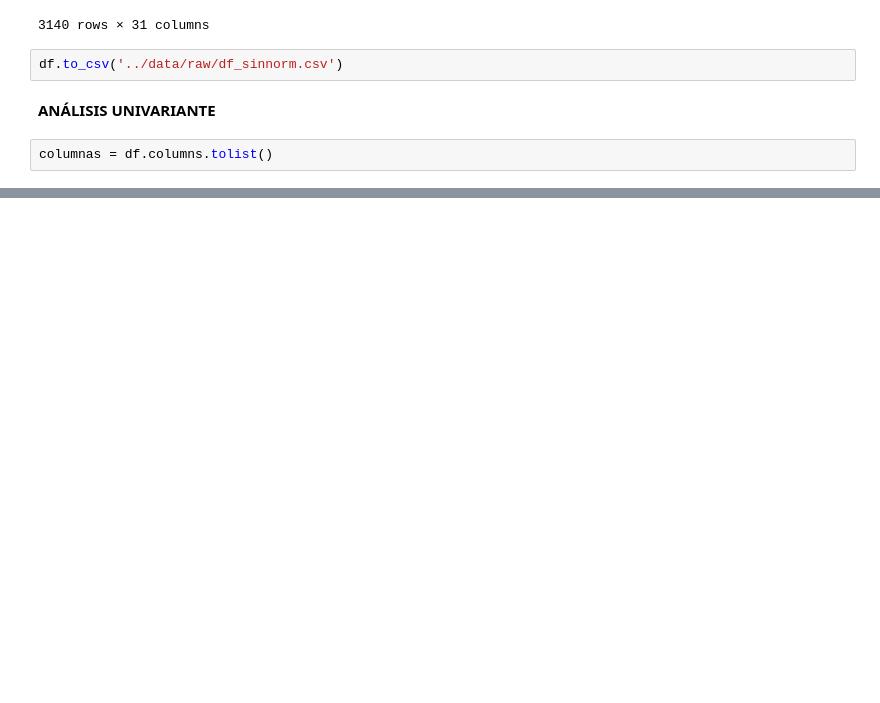
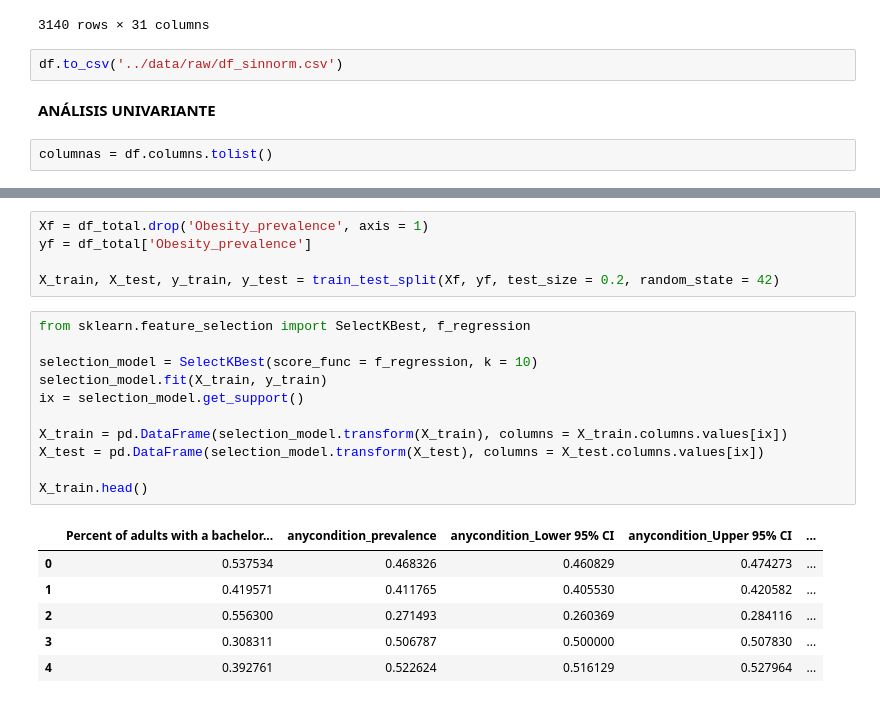
Before and after one commit to 4GeeksAcademy/RL_regularizada_NicolasDL, a Jupyter notebook: src/explore.ipynb, the cells around one changed output, grey strips where cells are left out. Drawn from its saved outputs; the diff is of its cells as text; blank space fills up the shorter version.

```diff
--- a/src/explore.ipynb
+++ b/src/explore.ipynb
@@ -226,0 +232,23 @@ plt.show()
+# %%
+Xf = df_total.drop('Obesity_prevalence', axis = 1)
+yf = df_total['Obesity_prevalence']
+
+X_train, X_test, y_train, y_test = train_test_split(Xf, yf, test_size = 0.2, random_state = 42)
+# %%
+from sklearn.feature_selection import SelectKBest, f_regression
+
+selection_model = SelectKBest(score_func = f_regression, k = 10)
+selection_model.fit(X_train, y_train)
+ix = selection_model.get_support()
+
+X_train = pd.DataFrame(selection_model.transform(X_train), columns = X_train.columns.values[ix])
+X_test = pd.DataFrame(selection_model.transform(X_test), columns = X_test.columns.values[ix])
+
+X_train.head()
+# %% [output]
+|  | Percent of adults with a bachelor... | anycondition_prevalence | anycondition_Lower 95% CI | anycondition_Upper 95% CI | ... |
+| 0 | 0.537534 | 0.468326 | 0.460829 | 0.474273 | ... |
+| 1 | 0.419571 | 0.411765 | 0.405530 | 0.420582 | ... |
+| 2 | 0.556300 | 0.271493 | 0.260369 | 0.284116 | ... |
+| 3 | 0.308311 | 0.506787 | 0.500000 | 0.507830 | ... |
+| 4 | 0.392761 | 0.522624 | 0.516129 | 0.527964 | ... |
```
Also changed, not shown: parts of 9 cells of this notebook, 1 other file.
